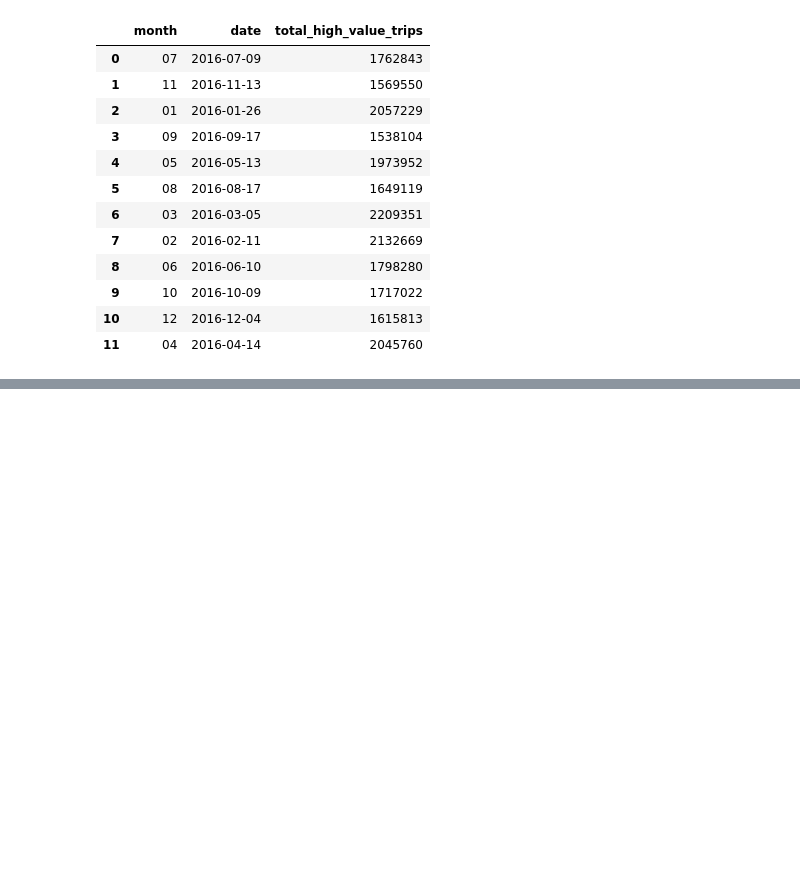
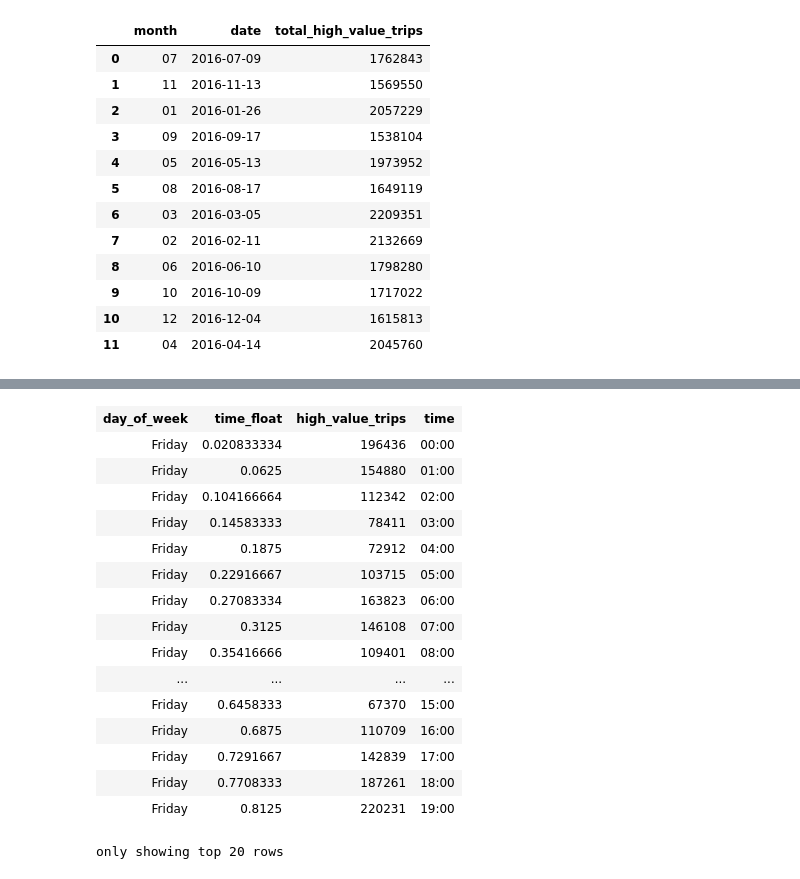
Before and after one commit to MAST30034-Applied-Data-Science/mast30034-project-1-andersonkam, a Jupyter notebook: notebooks/visualisation.ipynb, the cells around one changed output, grey strips where cells are left out. Saved outputs shown, nothing was run; the diff lists cells and outputs as text; code cells hidden in the pictures; blank space fills up the shorter version.

```diff
--- a/notebooks/visualisation.ipynb
+++ b/notebooks/visualisation.ipynb
@@ -316,0 +384,25 @@ plt.savefig("../plots/pickup_month.png", bbox_inches = "tight")
+# %%
+@F.udf(returnType=StringType())
+def gethour(time):
+    hour, min, sec = time.split(':')
+    return f'{hour}:00'
+visualise_day_time_HV_pickups_sdf = visualise_day_time_HV_pickups_sdf.withColumn('time', gethour(F.col('time')))
+visualise_day_time_HV_pickups_sdf
+# %% [output]
+| day_of_week | time_float | high_value_trips | time |
+| Friday | 0.020833334 | 196436 | 00:00 |
+| Friday | 0.0625 | 154880 | 01:00 |
+| Friday | 0.104166664 | 112342 | 02:00 |
+| Friday | 0.14583333 | 78411 | 03:00 |
+| Friday | 0.1875 | 72912 | 04:00 |
+| Friday | 0.22916667 | 103715 | 05:00 |
+| Friday | 0.27083334 | 163823 | 06:00 |
+| Friday | 0.3125 | 146108 | 07:00 |
+| Friday | 0.35416666 | 109401 | 08:00 |
+| ... | ... | ... | ... |
+| Friday | 0.6458333 | 67370 | 15:00 |
+| Friday | 0.6875 | 110709 | 16:00 |
+| Friday | 0.7291667 | 142839 | 17:00 |
+| Friday | 0.7708333 | 187261 | 18:00 |
+| Friday | 0.8125 | 220231 | 19:00 |
+only showing top 20 rows
```
Also changed, not shown: parts of 5 cells of this notebook, 1 other file.
